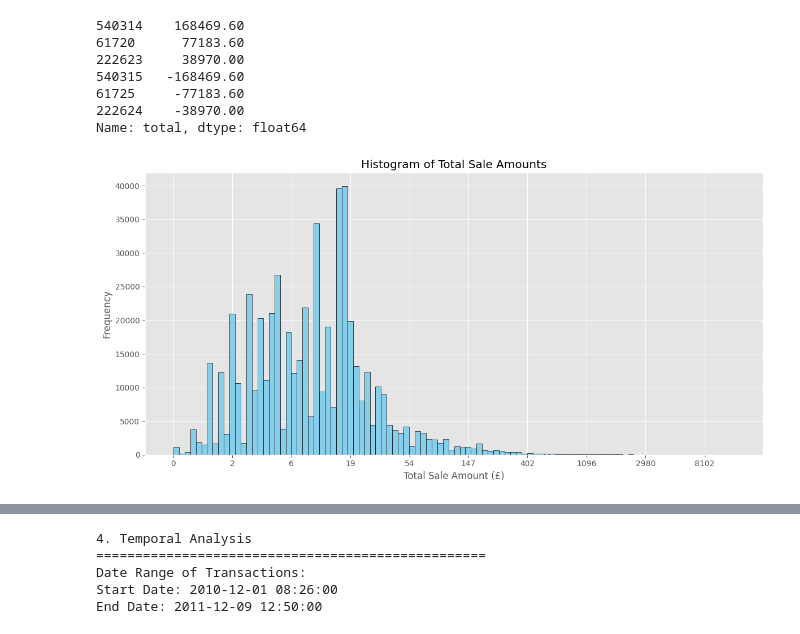
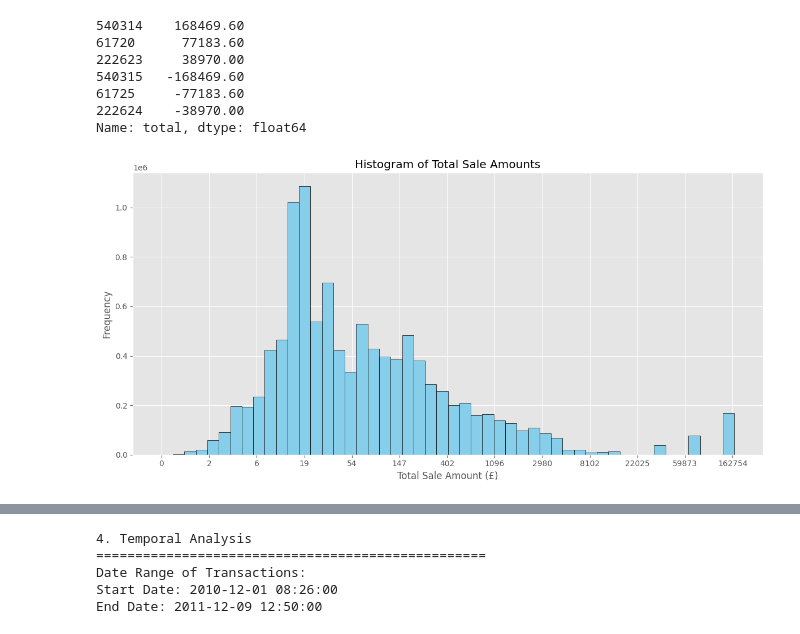
Before and after one commit to MiguelLagoa/E-commerce-Business-Data-Analysis, a Jupyter notebook: eda_fact_sales.ipynb, the cells around one changed output, grey strips where cells are left out. Cells and saved outputs as stored; diff of their text form; code cells hidden in the pictures.

```diff
--- a/eda_fact_sales.ipynb
+++ b/eda_fact_sales.ipynb
@@ -38,3 +38,12 @@ min   -80995.00   -11062.06 -168469.60
 max    80995.00    38970.00  168469.60
 
 Dataset Shape: (541802, 10)
+# %%
+#create column to distinguish "customer" and "guest"
+df['user_type'] = np.where(df['customer_id'].notna(), 'customer', 'guest')
+
+#slice df to focus on "sale" events
+sales_df= df[df['transaction_type']=='sale']
+
+#slice df to focus on "return" events
+return_df = df[df['transaction_type'] == 'return']
@@ -63,27 +134,28 @@ df_filtered = df[~df['total'].isin(outliers)]
 222624    -38970.00
 Name: total, dtype: float64
 # %%
-total_sales = df_filtered[(df_filtered['transaction_type'] == 'sale')]['total']
+total_sales = sales_df['total']
+#total_sales = df_filtered[(df_filtered['transaction_type'] == 'sale')]['total']
 
 # Apply the log transformation for the histogram data
 log_total_sales = np.log1p(total_sales)
 
 plt.figure(figsize=(12, 6))
-n, bins, patches = plt.hist(log_total_sales, bins=100, color='skyblue', edgecolor='black')
+n, bins, patches = plt.hist(log_total_sales, bins=50, weights = total_sales, color='skyblue', edgecolor='black')
 plt.title('Histogram of Total Sale Amounts')
 plt.xlabel('Total Sale Amount (£)')
 plt.ylabel('Frequency')
 
 # Define the desired tick positions in the log scale
 log_ticks = np.arange(0, np.ceil(log_total_sales.max()), 1)  # Adjust the range and step as needed
 
 # Calculate the corresponding actual sale values for these log ticks
 actual_ticks = np.expm1(log_ticks)
 
 # Set the x-axis tick positions and labels
 plt.xticks(log_ticks, [f'{x:.0f}' for x in actual_ticks]) # Format as integers
 
 plt.tight_layout()
 plt.show()
 # %% [output]
-[figure, old version]
+[figure, new version]
```
Also changed, not shown: parts of 11 cells of this notebook.
